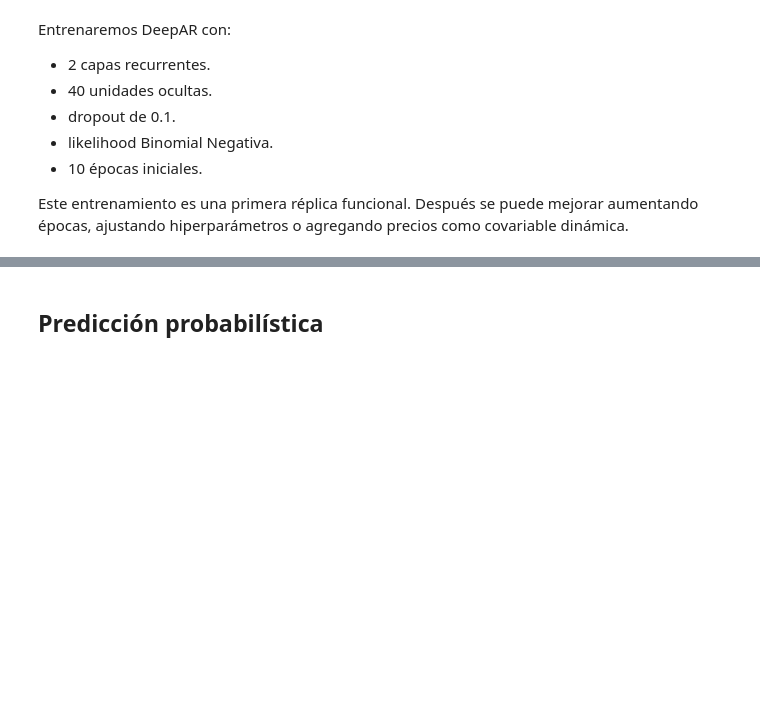
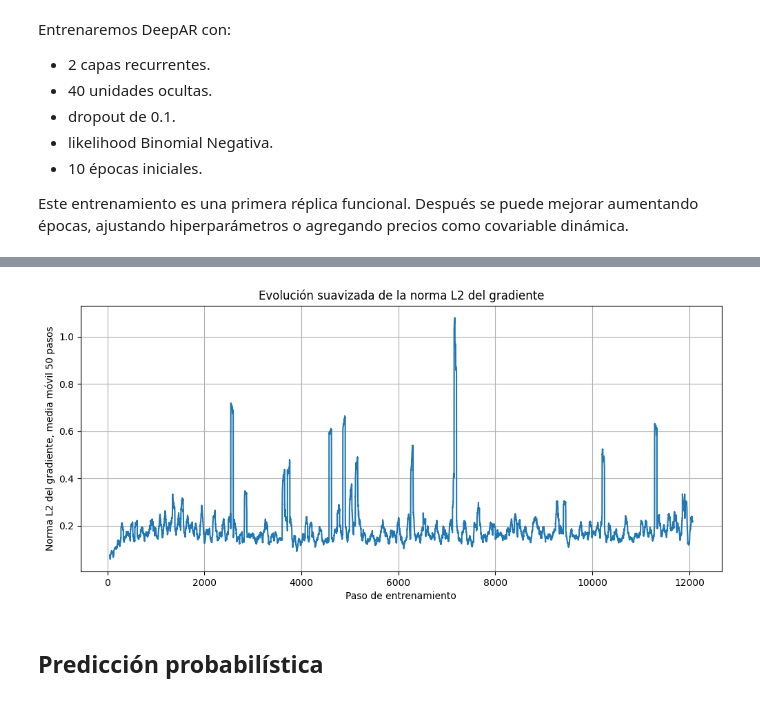
Before and after one commit to 1Enrique9/DeepAR_California, a Jupyter notebook: notebooks/04_DeepAR.ipynb, the cells around one changed output, grey strips where cells are left out. Saved outputs shown, nothing was run; the diff lists cells and outputs as text; code cells hidden in the pictures; blank space fills up the shorter version.

```diff
--- a/notebooks/04_DeepAR.ipynb
+++ b/notebooks/04_DeepAR.ipynb
@@ -289,0 +350,18 @@ Este entrenamiento es una primera réplica funcional. Después se puede mejorar
+# %%
+class GradientNormTracker(pl.Callback):
+    def __init__(self):
+        super().__init__()
+        self.gradient_norms = []
+
+    def on_after_backward(self, trainer, pl_module):
+        total_norm_sq = 0.0
+
+        for p in pl_module.parameters():
+            if p.grad is not None:
+                param_norm = p.grad.detach().data.norm(2)
+                total_norm_sq += param_norm.item() ** 2
+
+        total_norm = total_norm_sq ** 0.5
+        self.gradient_norms.append(total_norm)
+
+grad_tracker = GradientNormTracker()
@@ -328,3 +427,15 @@ Total FLOPs: 890 K
+# %%
+grad_series = pd.Series(grad_tracker.gradient_norms)
+
+plt.figure(figsize=(12, 5))
+plt.plot(grad_series.rolling(50).mean())
+plt.title("Evolución suavizada de la norma L2 del gradiente")
+plt.xlabel("Paso de entrenamiento")
+plt.ylabel("Norma L2 del gradiente, media móvil 50 pasos")
+plt.grid(True)
+plt.show()
+# %% [output]
+[figure, added]
 # %% [markdown]
 ## Predicción probabilística
 # %% [markdown]
```
Also changed, not shown: parts of 44 cells of this notebook, 1 other file.
